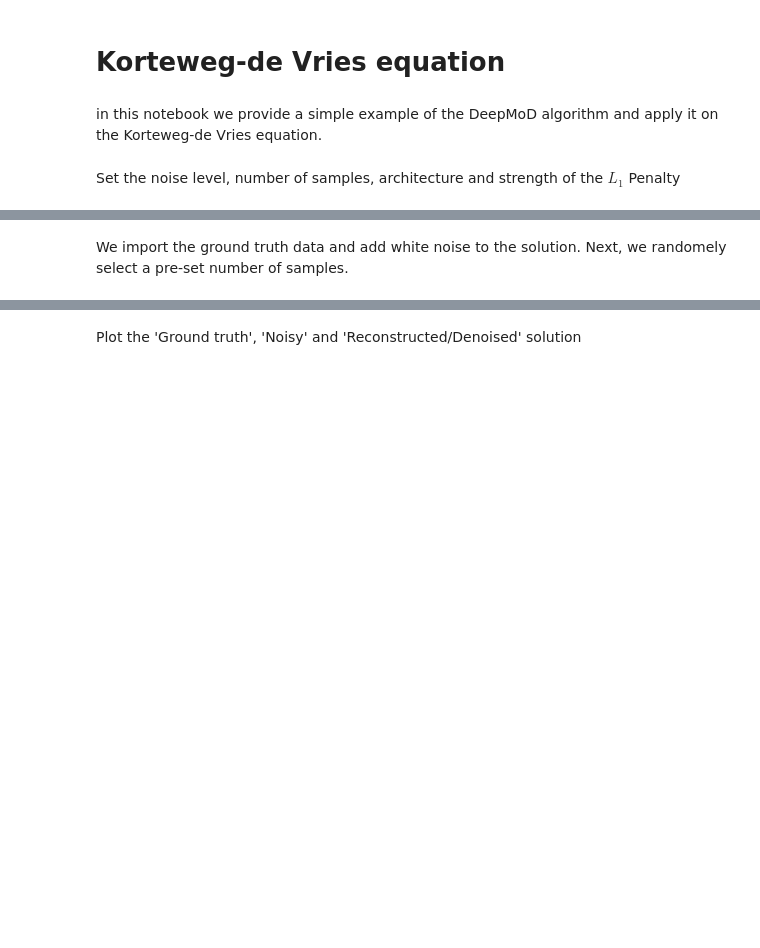
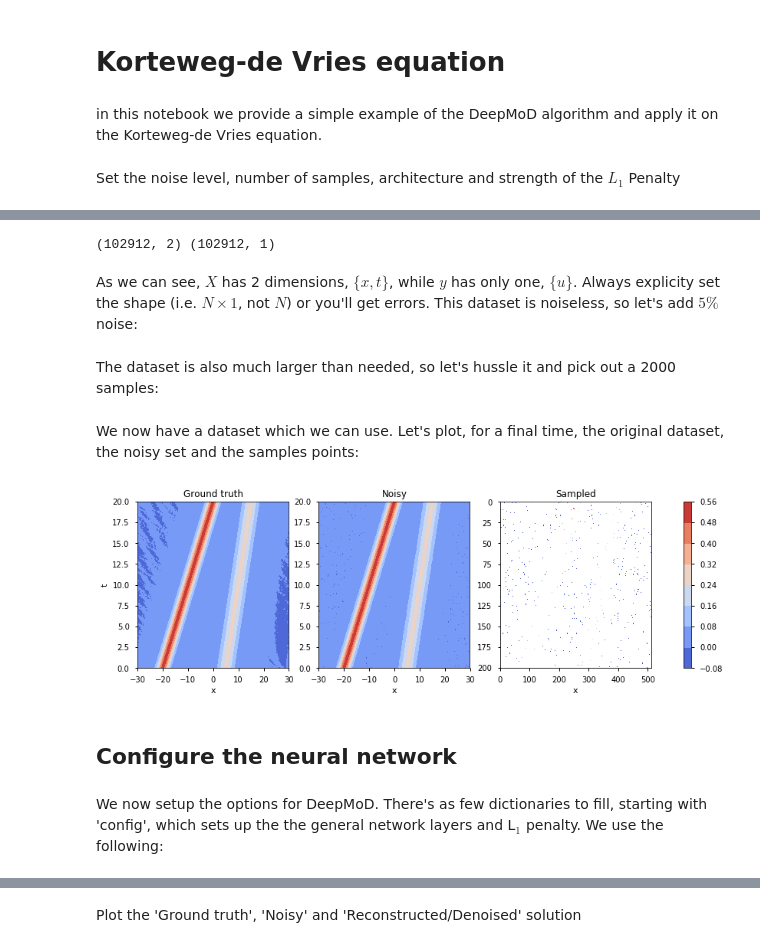
Before and after one commit to PhIMaL/DeePyMoD_tensorflow, a Jupyter notebook: Examples/KDV.ipynb, the cells around one changed output, grey strips where cells are left out. Cells and saved outputs as stored; diff of their text form; code cells hidden in the pictures; blank space fills up the shorter version.

```diff
--- a/Examples/KDV.ipynb
+++ b/Examples/KDV.ipynb
@@ -20,0 +40,14 @@ Set the noise level, number of samples, architecture and strength of the $L_1$ P
+# %%
+X = np.transpose((data['x'].flatten(), data['t'].flatten()))
+y = np.real(data['u']).reshape((data['u'].size, 1))
+
+print(X.shape, y.shape)
+# %% [output]
+(102912, 2) (102912, 1)
+# %% [markdown]
+As we can see, $X$ has 2 dimensions, $\{x, t\}$, while $y$ has only one, $\{u\}$. Always explicity set the shape (i.e. $N\times 1$, not $N$) or you'll get errors. This dataset is noiseless, so let's add $5\%$ noise:
+# %%
+noise_level = 0.025
+y_noisy = y + noise_level * np.std(y) * np.random.randn(y.size, 1)
+# %% [markdown]
+The dataset is also much larger than needed, so let's hussle it and pick out a 2000 samples:
@@ -21 +60,31 @@ Set the noise level, number of samples, architecture and strength of the $L_1$ P
+# %% [markdown]
+We now have a dataset which we can use. Let's plot, for a final time, the original dataset, the noisy set and the samples points:
+# %%
+fig, axes = plt.subplots(ncols=3, figsize=(15, 4))
+
+im0 = axes[0].contourf(data['x'], data['t'], np.real(data['u']), cmap='coolwarm')
+axes[0].set_xlabel('x')
+axes[0].set_ylabel('t')
+axes[0].set_title('Ground truth')
+
+im1 = axes[1].contourf(data['x'], data['t'], y_noisy.reshape(data['x'].shape), cmap='coolwarm')
+axes[1].set_xlabel('x')
+axes[1].set_title('Noisy')
+
+sampled = np.array([y_noisy[index, 0] if index in idx[:number_of_samples] else np.nan for index in np.arange(data['x'].size)])
+sampled = np.rot90(sampled.reshape(data['x'].shape)) #array needs to be rotated because of imshow
+
+im2 = axes[2].imshow(sampled, aspect='auto', cmap='coolwarm')
+axes[2].set_xlabel('x')
+axes[2].set_title('Sampled')
+
+fig.colorbar(im1, ax=axes.ravel().tolist())
+
+plt.show()
+# %% [output]
+[figure, added]
+# %% [markdown]
+## Configure the neural network
+# %% [markdown]
+We now setup the options for DeepMoD. There's as few dictionaries to fill, starting with 'config', which sets up the the general network layers and L$_1$ penalty. We use the following:
 # %%
@@ -26,2 +91,0 @@ l1 = 10**-6
-# %% [markdown]
-We import the ground truth data and add white noise to the solution. Next, we randomely select a pre-set number of samples.
```
Also changed, not shown: parts of 26 cells of this notebook, 1 other file.
